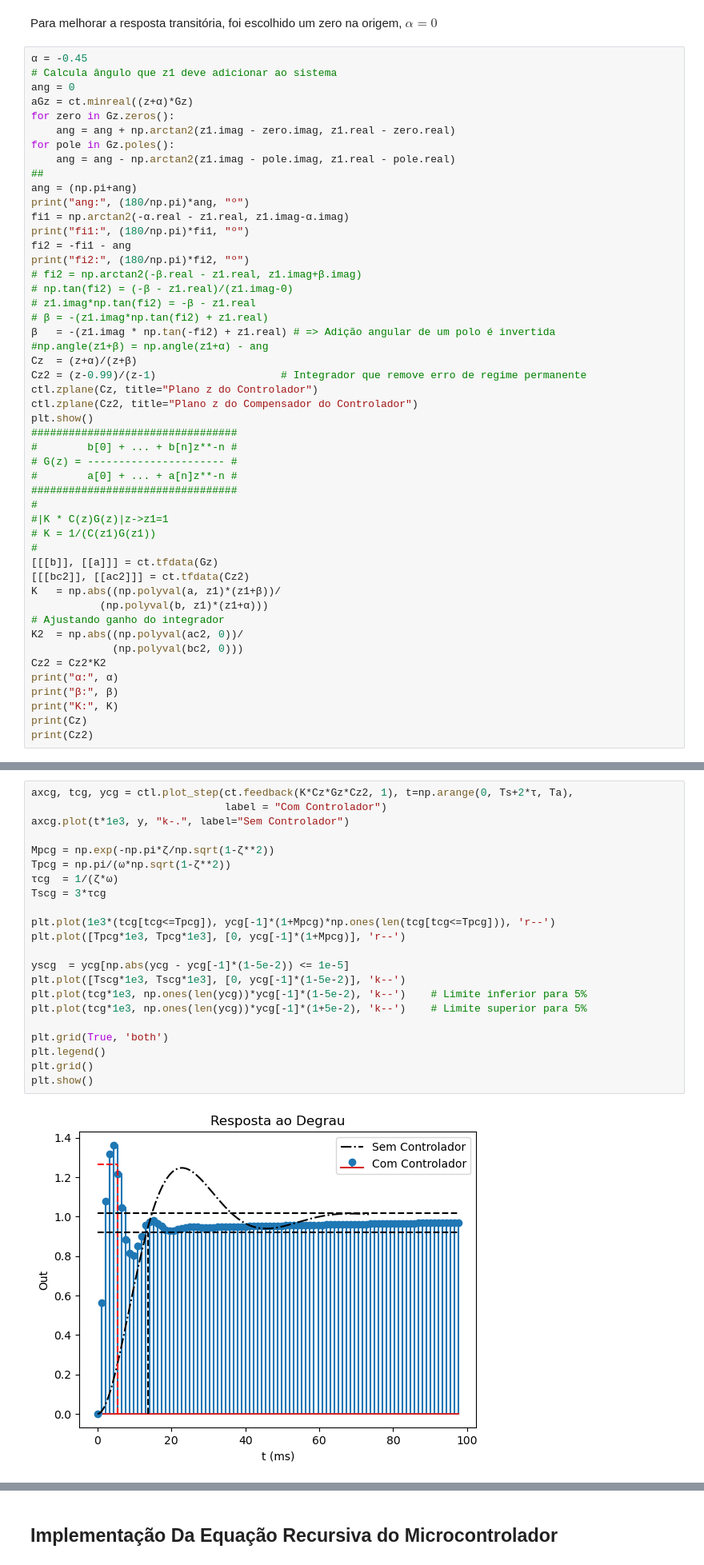
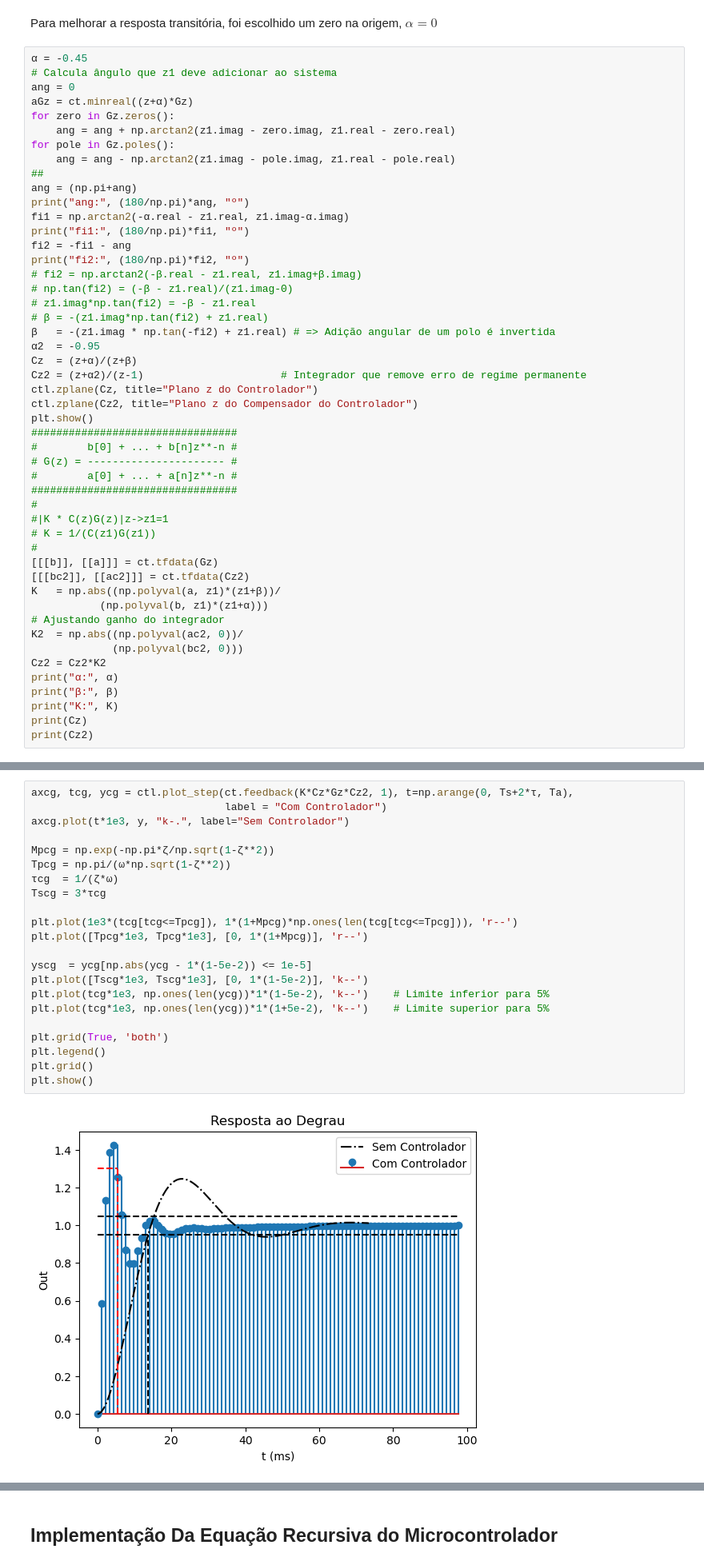
Before and after one commit to Emanuel600/Misc, a Jupyter notebook: Simul_Controle/Projeto 1 - Transformada z.ipynb, the cells around one changed output, grey strips where cells are left out. Shown at 80% size. Drawn from its saved outputs; the diff is of its cells as text.

```diff
--- a/Simul_Controle/Projeto 1 - Transformada z.ipynb
+++ b/Simul_Controle/Projeto 1 - Transformada z.ipynb
@@ -237,9 +237,9 @@ print("fi2:", (180/np.pi)*fi2, "º")
 # z1.imag*np.tan(fi2) = -β - z1.real
 # β = -(z1.imag*np.tan(fi2) + z1.real)
 β   = -(z1.imag * np.tan(-fi2) + z1.real) # => Adição angular de um polo é invertida
-#np.angle(z1+β) = np.angle(z1+α) - ang
+α2  = -0.95
 Cz  = (z+α)/(z+β)
-Cz2 = (z-0.99)/(z-1)                    # Integrador que remove erro de regime permanente
+Cz2 = (z+α2)/(z-1)                      # Integrador que remove erro de regime permanente
 ctl.zplane(Cz, title="Plano z do Controlador")
 ctl.zplane(Cz2, title="Plano z do Compensador do Controlador")
 plt.show()
@@ -293,25 +293,25 @@ plt.show()
 # %%
 axcg, tcg, ycg = ctl.plot_step(ct.feedback(K*Cz*Gz*Cz2, 1), t=np.arange(0, Ts+2*τ, Ta),
                                label = "Com Controlador")
 axcg.plot(t*1e3, y, "k-.", label="Sem Controlador")
 
 Mpcg = np.exp(-np.pi*ζ/np.sqrt(1-ζ**2))
 Tpcg = np.pi/(ω*np.sqrt(1-ζ**2))
 τcg  = 1/(ζ*ω)
 Tscg = 3*τcg
 
-plt.plot(1e3*(tcg[tcg<=Tpcg]), ycg[-1]*(1+Mpcg)*np.ones(len(tcg[tcg<=Tpcg])), 'r--')
-plt.plot([Tpcg*1e3, Tpcg*1e3], [0, ycg[-1]*(1+Mpcg)], 'r--')
+plt.plot(1e3*(tcg[tcg<=Tpcg]), 1*(1+Mpcg)*np.ones(len(tcg[tcg<=Tpcg])), 'r--')
+plt.plot([Tpcg*1e3, Tpcg*1e3], [0, 1*(1+Mpcg)], 'r--')
 
-yscg  = ycg[np.abs(ycg - ycg[-1]*(1-5e-2)) <= 1e-5]
-plt.plot([Tscg*1e3, Tscg*1e3], [0, ycg[-1]*(1-5e-2)], 'k--')
-plt.plot(tcg*1e3, np.ones(len(ycg))*ycg[-1]*(1-5e-2), 'k--')    # Limite inferior para 5%
-plt.plot(tcg*1e3, np.ones(len(ycg))*ycg[-1]*(1+5e-2), 'k--')    # Limite superior para 5%
+yscg  = ycg[np.abs(ycg - 1*(1-5e-2)) <= 1e-5]
+plt.plot([Tscg*1e3, Tscg*1e3], [0, 1*(1-5e-2)], 'k--')
+plt.plot(tcg*1e3, np.ones(len(ycg))*1*(1-5e-2), 'k--')    # Limite inferior para 5%
+plt.plot(tcg*1e3, np.ones(len(ycg))*1*(1+5e-2), 'k--')    # Limite superior para 5%
 
 plt.grid(True, 'both')
 plt.legend()
 plt.grid()
 plt.show()
 # %% [output]
-[figure, old version]
+[figure, new version]
 # %%
```
Also changed, not shown: parts of 5 cells of this notebook, 8 other files.
